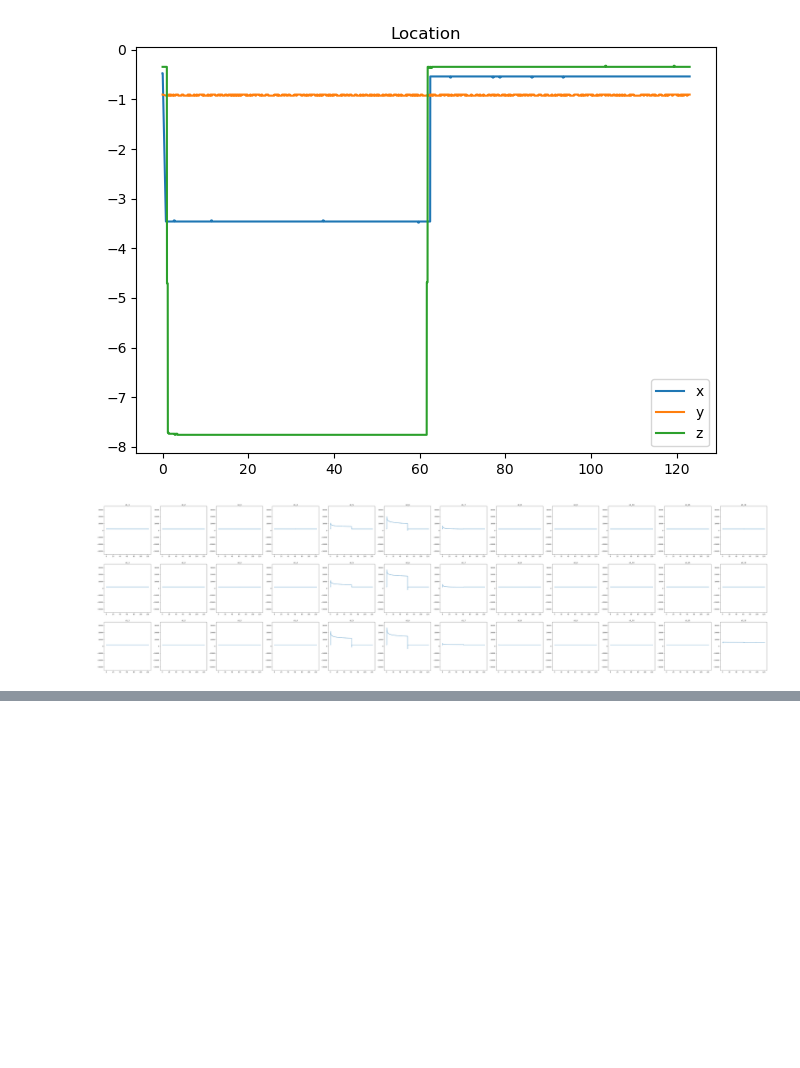
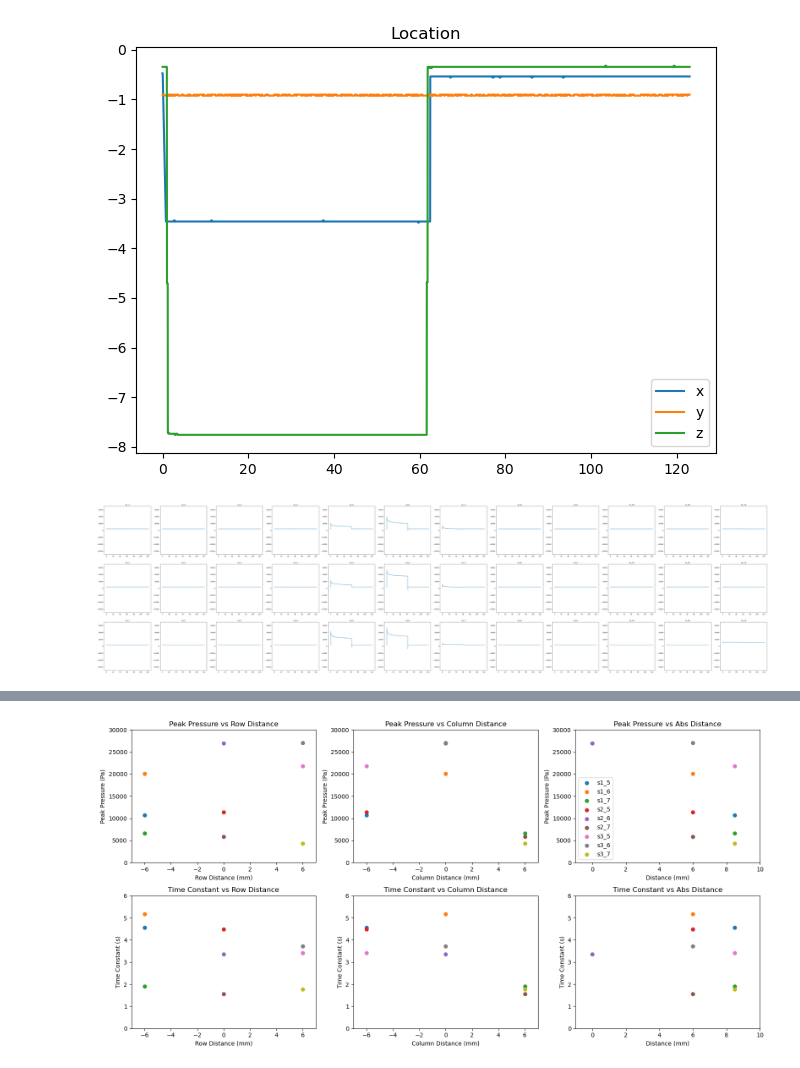
Before and after one commit to saloutos/mmiba_data_analysis, a Jupyter notebook: process_single_press.ipynb, the cells around one changed output, grey strips where cells are left out. Saved outputs shown, nothing was run; the diff lists cells and outputs as text; code cells hidden in the pictures; blank space fills up the shorter version.

```diff
--- a/process_single_press.ipynb
+++ b/process_single_press.ipynb
@@ -111,0 +219,89 @@ plot_single_sensor_data(data, key, "s2_6")
+# %%
+# SCATTER PLOTS OF PEAK PRESSURE, TIME CONSTANTS VS DISTANCE FROM S2_6
+
+# get all of the time constants and peak pressures
+time_consts = np.zeros(len(sensors))
+max_pressures = np.zeros(len(sensors))
+for i, s in enumerate(sensors):
+    max_pressure = np.max(data[:, key[s]])
+    max_pressures[i] = max_pressure
+    max_pressure_idx = np.argmax(data[:, key[s]])
+    max_pressure_time = data[max_pressure_idx, key["time"]]
+    stable_pressure = np.mean(data[(data[:, key["time"]] > 60.0) & (data[:, key["time"]] < 61.0), key[s]])
+    one_tc_pressure = stable_pressure + (1.0-0.632)*(max_pressure - stable_pressure)
+    one_tc_pressure_idx = np.argmin(np.abs(data[:, key[s]] - one_tc_pressure))
+    time_const_est = data[one_tc_pressure_idx, key["time"]] - max_pressure_time
+    # print("Estimated time constant for "+s+": "+str(time_const_est)+" seconds.")
+    time_consts[i] = time_const_est
+print(sensors)
+print(max_pressures)
+print(time_consts)
+
+# calculate distances
+# sensor indexing: si_j = row i, column j
+rows = np.array([1, 1, 1, 2, 2, 2, 3, 3, 3])
+cols = np.array([5, 6, 7, 5, 6, 7, 5, 6, 7])
+row_distances = np.array([-1, -1, -1, 0, 0, 0, 1, 1, 1]) * 6.0
+col_distances = np.array([-1, 0, 1, -1, 0, 1, -1, 0, 1]) * 6.0
+abs_distances_mm = np.sqrt(row_distances**2 + col_distances**2)
+
+
+# scatter plot for peak pressure and time constant vs row distance, col distance, and absolute distance
+fig, ax = plt.subplots(2,3, figsize=(16,8))
+for i in range(len(sensors)):
+    ax[0,0].scatter(row_distances[i], max_pressures[i], label=sensors[i])
+    ax[1,0].scatter(row_distances[i], time_consts[i], label=sensors[i])
+    ax[0,1].scatter(col_distances[i], max_pressures[i], label=sensors[i])
+    ax[1,1].scatter(col_distances[i], time_consts[i], label=sensors[i])
+    ax[0,2].scatter(abs_distances_mm[i], max_pressures[i], label=sensors[i])
+    ax[1,2].scatter(abs_distances_mm[i], time_consts[i], label=sensors[i])
+ax[0,0].set_xlim(-7.0,7.0)
+ax[0,0].set_ylim(0,30000)
+ax[0,0].set_title("Peak Pressure vs Row Distance")
+ax[0,0].set_xlabel("Row Distance (mm)")
+ax[0,0].set_ylabel("Peak Pressure (Pa)")
+ax[1,0].set_xlim(-7.0,7.0)
+ax[1,0].set_ylim(0,6.0)
+ax[1,0].set_title("Time Constant vs Row Distance")
+ax[1,0].set_xlabel("Row Distance (mm)")
+ax[1,0].set_ylabel("Time Constant (s)")
+ax[0,1].set_xlim(-7.0,7.0)
+ax[0,1].set_ylim(0,30000)
+ax[0,1].set_title("Peak Pressure vs Column Distance")
+ax[0,1].set_xlabel("Column Distance (mm)")
+ax[0,1].set_ylabel("Peak Pressure (Pa)")
+ax[1,1].set_xlim(-7.0,7.0)
+ax[1,1].set_ylim(0,6.0)
+ax[1,1].set_title("Time Constant vs Column Distance")
+ax[1,1].set_xlabel("Column Distance (mm)")
+ax[1,1].set_ylabel("Time Constant (s)")
+ax[0,2].set_xlim(-1,10)
+ax[0,2].set_ylim(0,30000)
+ax[0,2].set_title("Peak Pressure vs Abs Distance")
+ax[0,2].set_xlabel("Distance (mm)")
+ax[0,2].set_ylabel("Peak Pressure (Pa)")
+ax[0,2].legend()
+ax[1,2].set_xlim(-1,10)
+ax[1,2].set_ylim(0,6.0)
+ax[1,2].set_title("Time Constant vs Abs Distance")
+ax[1,2].set_xlabel("Distance (mm)")
+ax[1,2].set_ylabel("Time Constant (s)")
+plt.tight_layout()
+plt.show()
+
+
+# scatter plots, shared color between both plots
+fig, ax = plt.subplots(1,1, figsize=(5,5))
+for i in range(len(sensors)):
+    ax.scatter(max_pressures[i], time_consts[i], label=sensors[i])
+ax.set_xlim(0,30000)
+ax.set_xticks(np.linspace(0,30000,4))
+ax.set_ylim(0,6.0)
+ax.set_title("Time Constant vs Peak Pressure")
+ax.set_xlabel("Peak Pressure (Pa)")
+ax.set_ylabel("Time Constant (s)")
+ax.legend()
+
+plt.tight_layout()
+plt.show()
+# %% [output]
@@ -111,0 +312 @@ plot_single_sensor_data(data, key, "s2_6")
+[figure, added]
```
Also changed, not shown: parts of 6 cells of this notebook, 1 other file.
